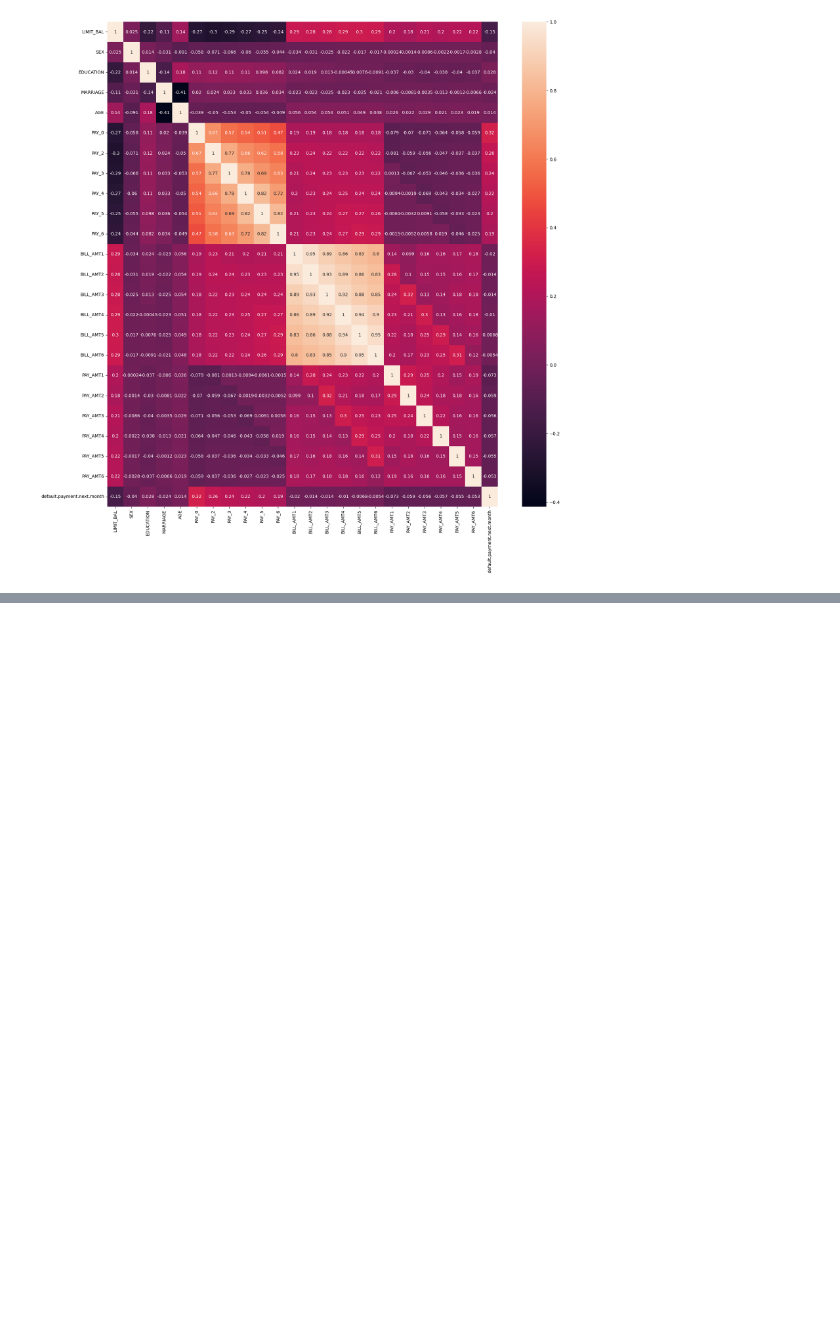
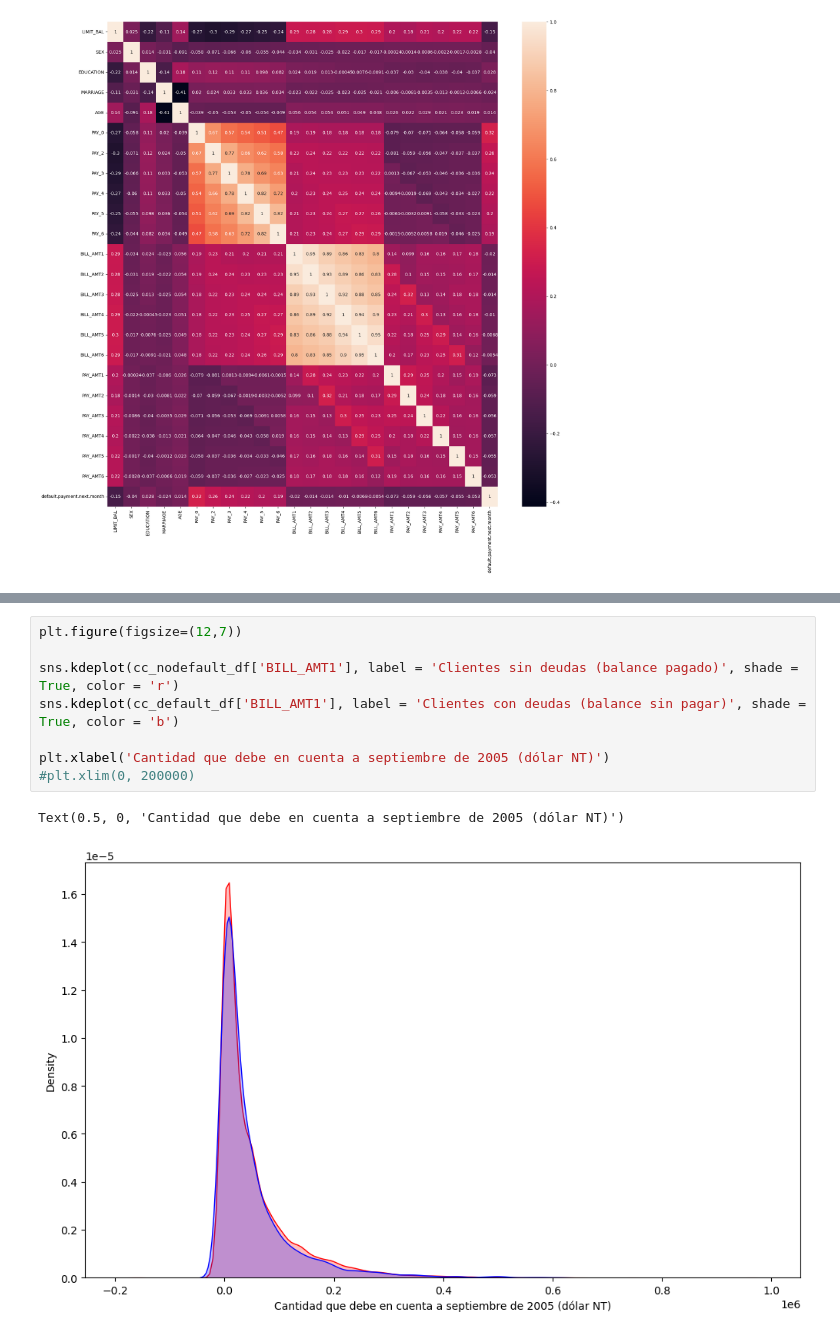
Before and after one commit to dasanmiguelv/supervised-machine-learning, a Jupyter notebook: credit_card_validity/credit_card_validity.ipynb, the cells around one changed output, grey strips where cells are left out. Cells and saved outputs as stored; diff of their text form; blank space fills up the shorter version.

```diff
--- a/credit_card_validity/credit_card_validity.ipynb
+++ b/credit_card_validity/credit_card_validity.ipynb
@@ -165,0 +194,11 @@ sns.countplot(x = 'AGE', hue = 'default.payment.next.month', data = creditcard_d
+# %%
+plt.figure(figsize=(12,7))
+
+sns.kdeplot(cc_nodefault_df['BILL_AMT1'], label = 'Clientes sin deudas (balance pagado)', shade = True, color = 'r')
+sns.kdeplot(cc_default_df['BILL_AMT1'], label = 'Clientes con deudas (balance sin pagar)', shade = True, color = 'b')
+
+plt.xlabel('Cantidad que debe en cuenta a septiembre de 2005 (dólar NT)')
+#plt.xlim(0, 200000)
+# %% [output]
+Text(0.5, 0, 'Cantidad que debe en cuenta a septiembre de 2005 (dólar NT)')
+[figure, added]
```
Also changed, not shown: parts of 67 cells of this notebook, 2 other files.
